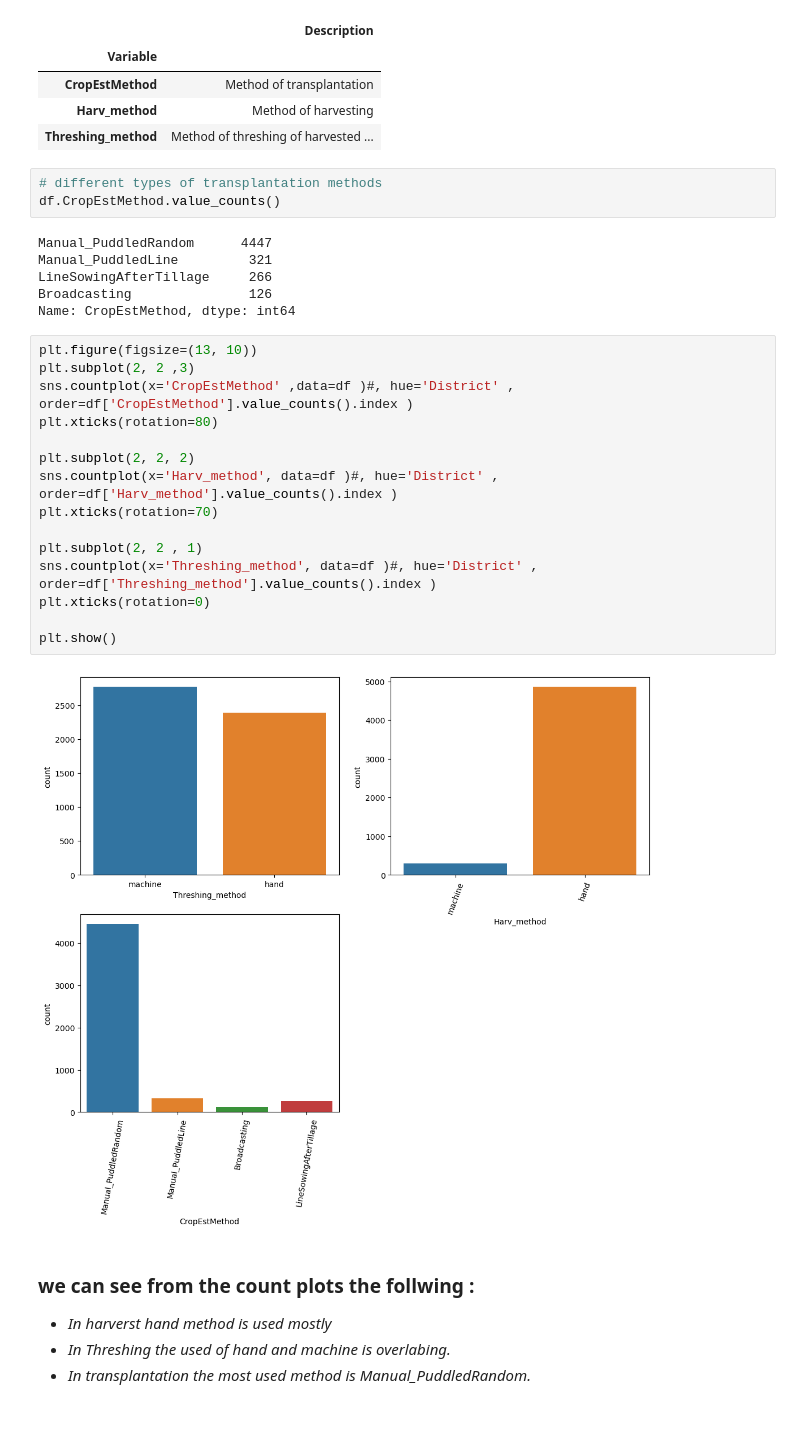
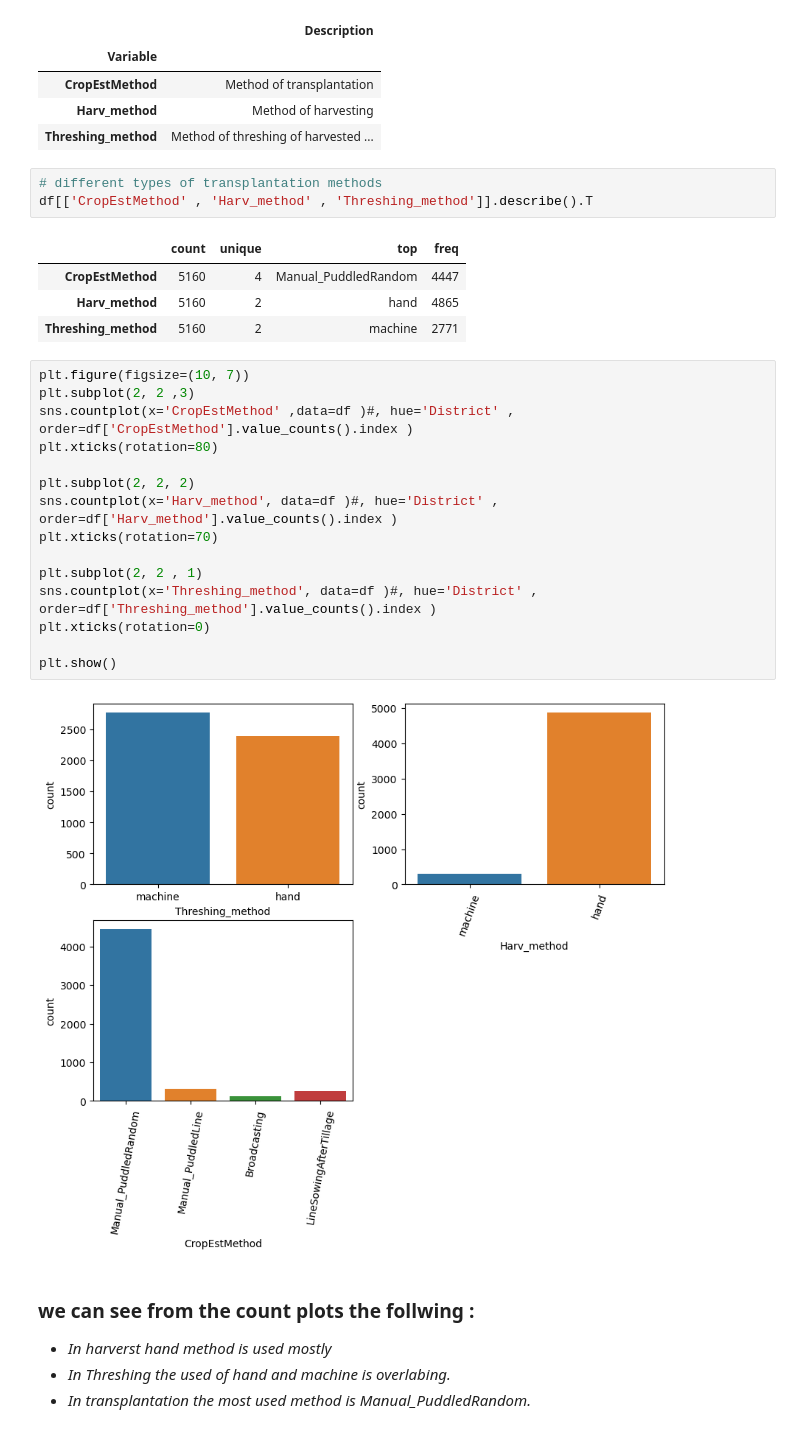
Before and after one commit to ahmedalharth/Digtal_crope_app, a Jupyter notebook: Digtal_crop_1.ipynb, the cells around one changed output. Drawn from its saved outputs; the diff is of its cells as text.

```diff
--- a/Digtal_crop_1.ipynb
+++ b/Digtal_crop_1.ipynb
@@ -428,30 +424,29 @@ var_def.loc[['CropEstMethod' , 'Harv_method' , 'Threshing_method']]
 | Threshing_method | Method of threshing of harvested ... |
 # %%
 # different types of transplantation methods
-df.CropEstMethod.value_counts()
+df[['CropEstMethod' , 'Harv_method' , 'Threshing_method']].describe().T
 # %% [output]
-Manual_PuddledRandom      4447
-Manual_PuddledLine         321
-LineSowingAfterTillage     266
-Broadcasting               126
-Name: CropEstMethod, dtype: int64
+|  | count | unique | top | freq |
+| CropEstMethod | 5160 | 4 | Manual_PuddledRandom | 4447 |
+| Harv_method | 5160 | 2 | hand | 4865 |
+| Threshing_method | 5160 | 2 | machine | 2771 |
 # %%
-plt.figure(figsize=(13, 10))
+plt.figure(figsize=(10, 7))
 plt.subplot(2, 2 ,3)
 sns.countplot(x='CropEstMethod' ,data=df )#, hue='District' , order=df['CropEstMethod'].value_counts().index )
 plt.xticks(rotation=80)
 
 plt.subplot(2, 2, 2)
 sns.countplot(x='Harv_method', data=df )#, hue='District' , order=df['Harv_method'].value_counts().index )
 plt.xticks(rotation=70)
 
 plt.subplot(2, 2 , 1)
 sns.countplot(x='Threshing_method', data=df )#, hue='District' , order=df['Threshing_method'].value_counts().index )
 plt.xticks(rotation=0)
 
 plt.show()
 # %% [output]
-[figure, old version]
+[figure, new version]
 # %% [markdown]
 ### **we can see from the count plots the follwing :**
 - *In harverst hand method is used mostly*
```
Also changed, not shown: parts of 15 cells of this notebook, 1 other file.
